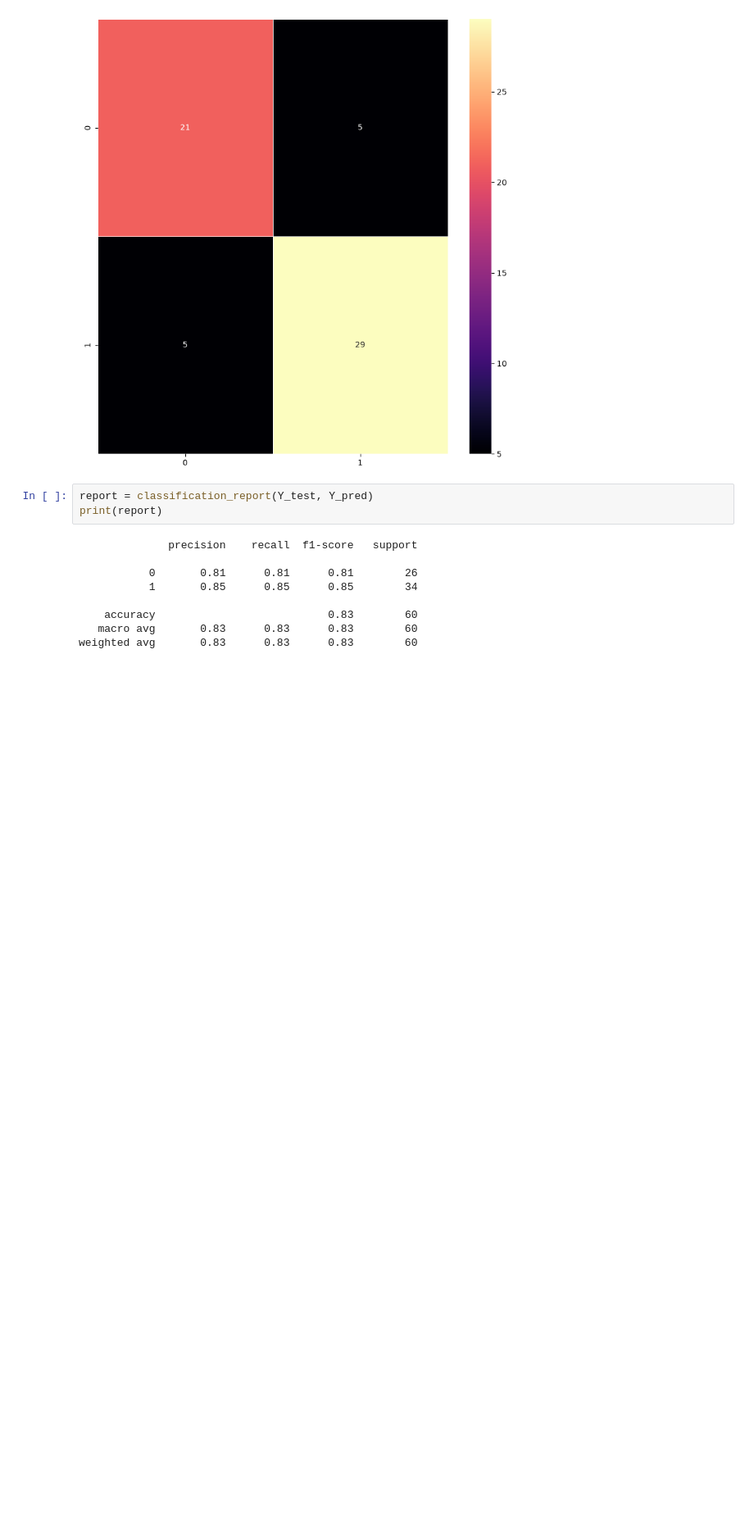
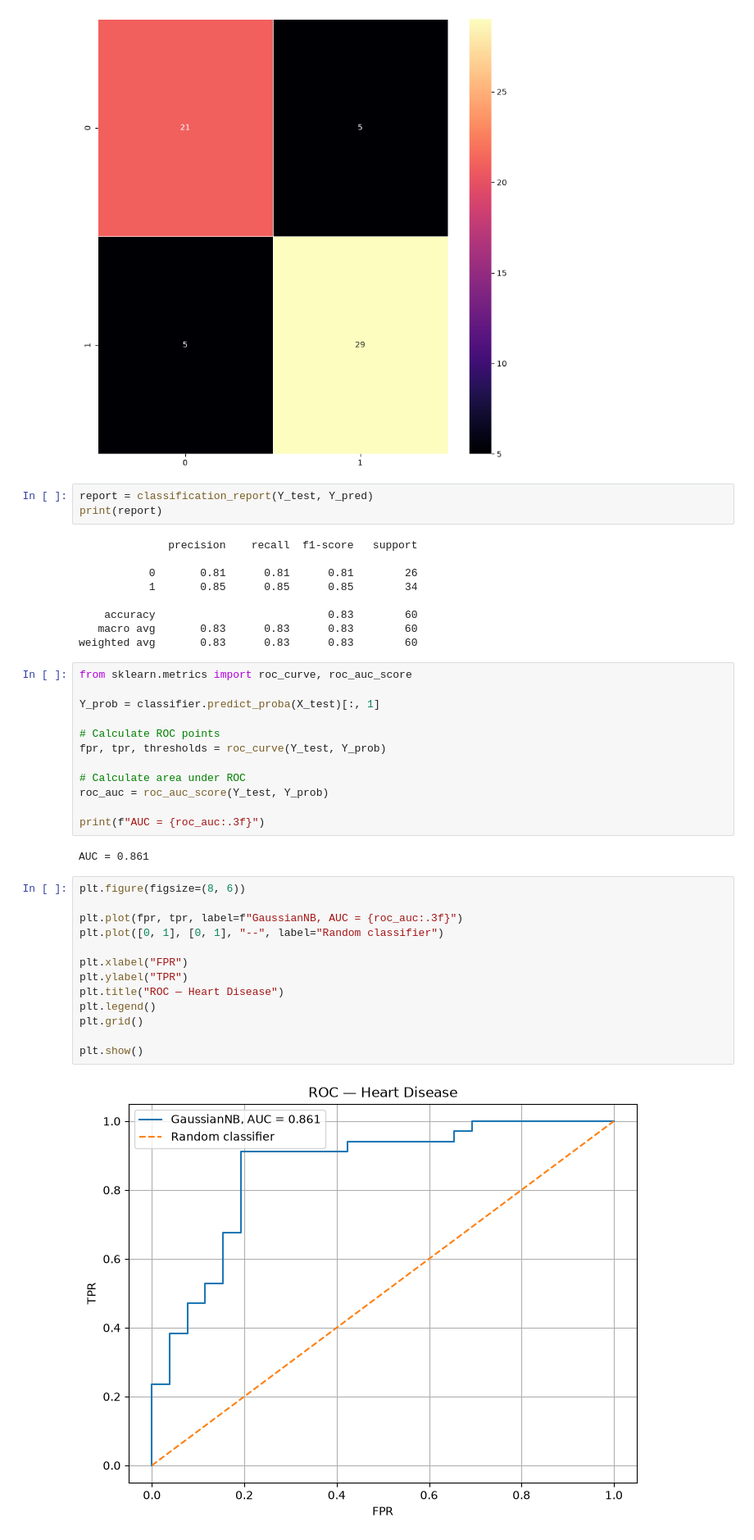
Before and after one commit to gear8mike/ml_examples, a Jupyter notebook: naive_bayes.ipynb, the cells around one changed output. Shown at 82% size. Cells and saved outputs as stored; diff of their text form; blank space fills up the shorter version.

```diff
--- a/naive_bayes.ipynb
+++ b/naive_bayes.ipynb
@@ -674,3 +707,32 @@ print(report)
     accuracy                           0.83        60
    macro avg       0.83      0.83      0.83        60
 weighted avg       0.83      0.83      0.83        60
+# %%
+from sklearn.metrics import roc_curve, roc_auc_score
+
+Y_prob = classifier.predict_proba(X_test)[:, 1]
+
+# Calculate ROC points
+fpr, tpr, thresholds = roc_curve(Y_test, Y_prob)
+
+# Calculate area under ROC
+roc_auc = roc_auc_score(Y_test, Y_prob)
+
+print(f"AUC = {roc_auc:.3f}")
+# %% [output]
+AUC = 0.861
+# %%
+plt.figure(figsize=(8, 6))
+
+plt.plot(fpr, tpr, label=f"GaussianNB, AUC = {roc_auc:.3f}")
+plt.plot([0, 1], [0, 1], "--", label="Random classifier")
+
+plt.xlabel("FPR")
+plt.ylabel("TPR")
+plt.title("ROC — Heart Disease")
+plt.legend()
+plt.grid()
+
+plt.show()
+# %% [output]
+[figure, added]
```
Also changed, not shown: parts of 17 cells of this notebook.
